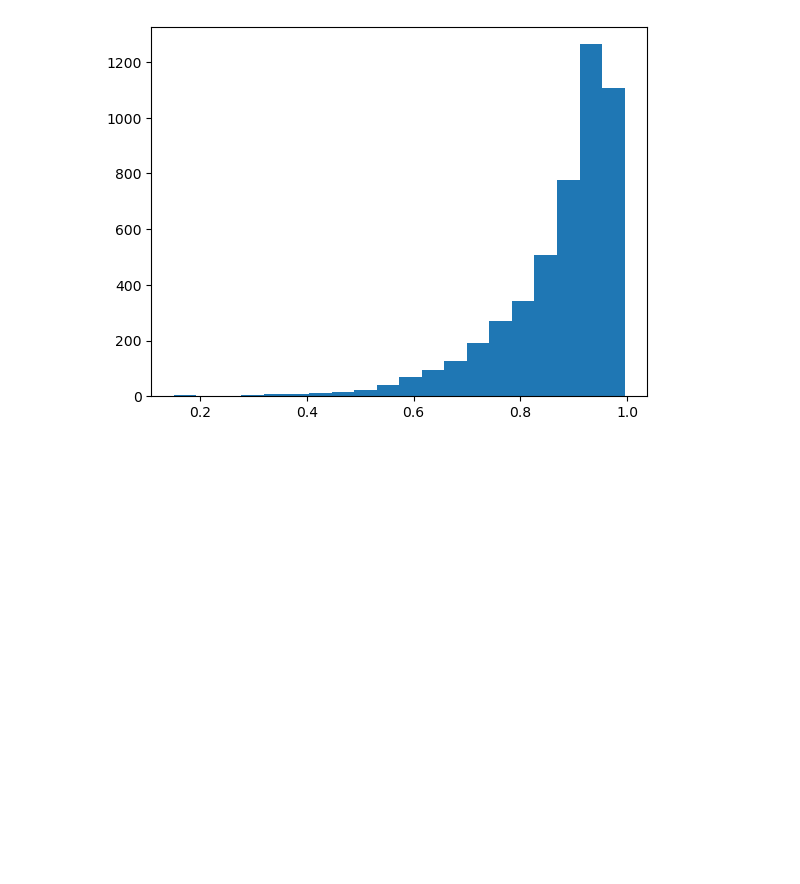
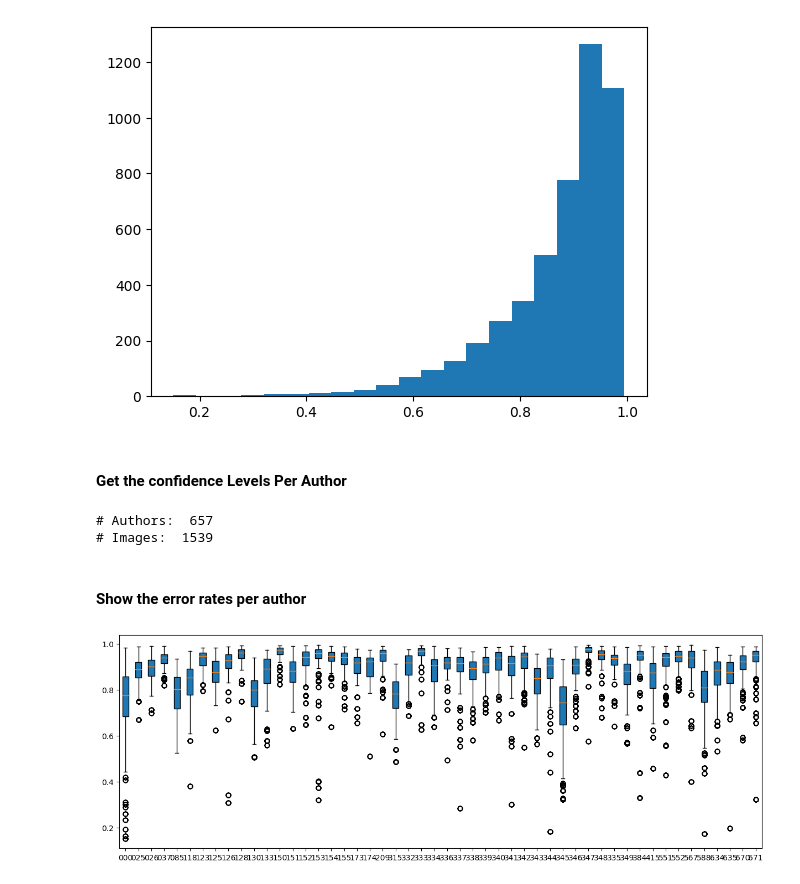
Before and after one commit to ZSlie/ml_musings, a Jupyter notebook: kalli/src/DataExploration.ipynb, the cells around one changed output. Drawn from its saved outputs; the diff is of its cells as text; code cells hidden in the pictures; blank space fills up the shorter version.

```diff
--- a/kalli/src/DataExploration.ipynb
+++ b/kalli/src/DataExploration.ipynb
@@ -56,3 +57,47 @@ plt.hist(cpd.values, bins=20)
 plt.show()
 # %% [output]
 [figure]
+# %% [markdown]
+#### Get the confidence Levels Per Author
+# %%
+img_author = {}
+authors = {}
+author_errors = {}
+from subprocess import check_output
+# print(check_output(["ls", "../input"]).decode("utf8"))
+# forms = pd.read_csv('../input/iam-handwriting-top50/forms_for_parsing.txt', header=None)
+# print(forms.head)
+with open(dataset_dir + '/forms_for_parsing.txt') as f:
+    for line in f:
+        key = line.split(' ')[0]
+        writer = line.split(' ')[1]
+        img_author[key] = writer
+        if writer not in authors:
+            authors[writer] = []
+            author_errors[writer] = []
+        authors[writer].append(key)
+print("# Authors: ", len(authors.keys()))
+print("# Images: ", len(img_author.keys()))
+# %% [output]
+# Authors:  657
+# Images:  1539
+# %% [markdown]
+#### Show the error rates per author
+# %%
+for filename, json_resp in fullTextAnnotationDict.items():
+    fn_key = '-'.join(filename.split("-")[0:2])
+    author = img_author[fn_key]
+    confidence = json_resp['pages'][0]['confidence']
+    author_errors[str(author)].append(confidence)
+# {k:v for (k,v) in d.items() if filter_string in k}
+author_errors_filtered = { k:v for (k,v) in author_errors.items() if len(v) > 0 }
+# print("# Authors: ", len(author_errors_filtered.keys()))
+
+author_normalized_errors = {k: statistics.mean(v) for k, v in author_errors_filtered.items()}
+# print(author_normalized_errors)
+plt.figure(figsize=(15, 5))
+plt.boxplot(author_errors_filtered.values(), vert=True, patch_artist=True)
+plt.xticks(range(1, len(author_errors_filtered.keys()) + 1), author_errors_filtered.keys())
+plt.show()
+# %% [output]
+[figure, added]
```
Also changed, not shown: parts of 3 cells of this notebook.
